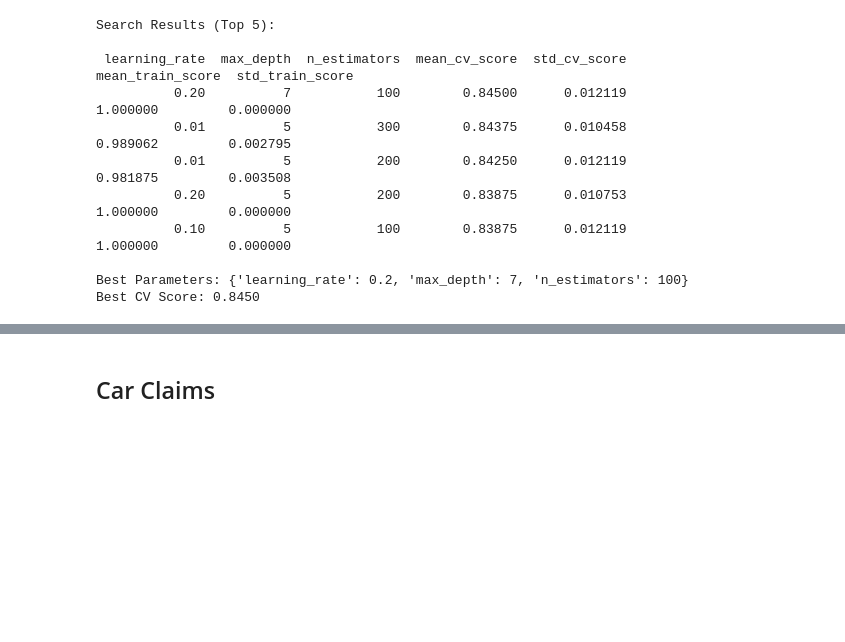
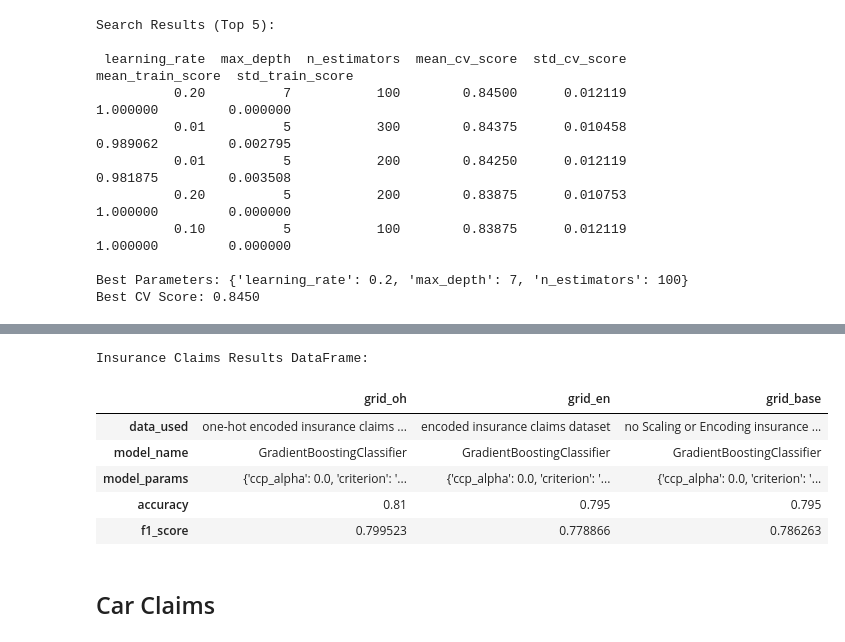
Before and after one commit to jtvon/799S-Data-Science-Capstone, a Jupyter notebook: Week-9-jupyter-notebook.ipynb, the cells around one changed output, grey strips where cells are left out. Cells and saved outputs as stored; diff of their text form; code cells hidden in the pictures; blank space fills up the shorter version.

```diff
--- a/Week-9-jupyter-notebook.ipynb
+++ b/Week-9-jupyter-notebook.ipynb
@@ -421,4 +417,23 @@ GradientBoostingClassifier F1 score: 0.78
 [figure]
+# %%
+# DataFrame of the Insurance Claims results
+df_ins_results = pd.DataFrame({
+    'grid_oh': base_ins_oh_results,
+    'grid_en': base_ins_en_results,
+    'grid_base': grid_ins_results
+})
+
+# Print the results DataFrame
+print("\nInsurance Claims Results DataFrame:\n")
+df_ins_results
+# %% [output]
+Insurance Claims Results DataFrame:
+|  | grid_oh | grid_en | grid_base |
+| data_used | one-hot encoded insurance claims ... | encoded insurance claims dataset | no Scaling or Encoding insurance ... |
+| model_name | GradientBoostingClassifier | GradientBoostingClassifier | GradientBoostingClassifier |
+| model_params | {'ccp_alpha': 0.0, 'criterion': '... | {'ccp_alpha': 0.0, 'criterion': '... | {'ccp_alpha': 0.0, 'criterion': '... |
+| accuracy | 0.81 | 0.795 | 0.795 |
+| f1_score | 0.799523 | 0.778866 | 0.786263 |
 # %% [markdown]
 ## Car Claims
 # %%
```
Also changed, not shown: parts of 3 cells of this notebook, 2 other files.
